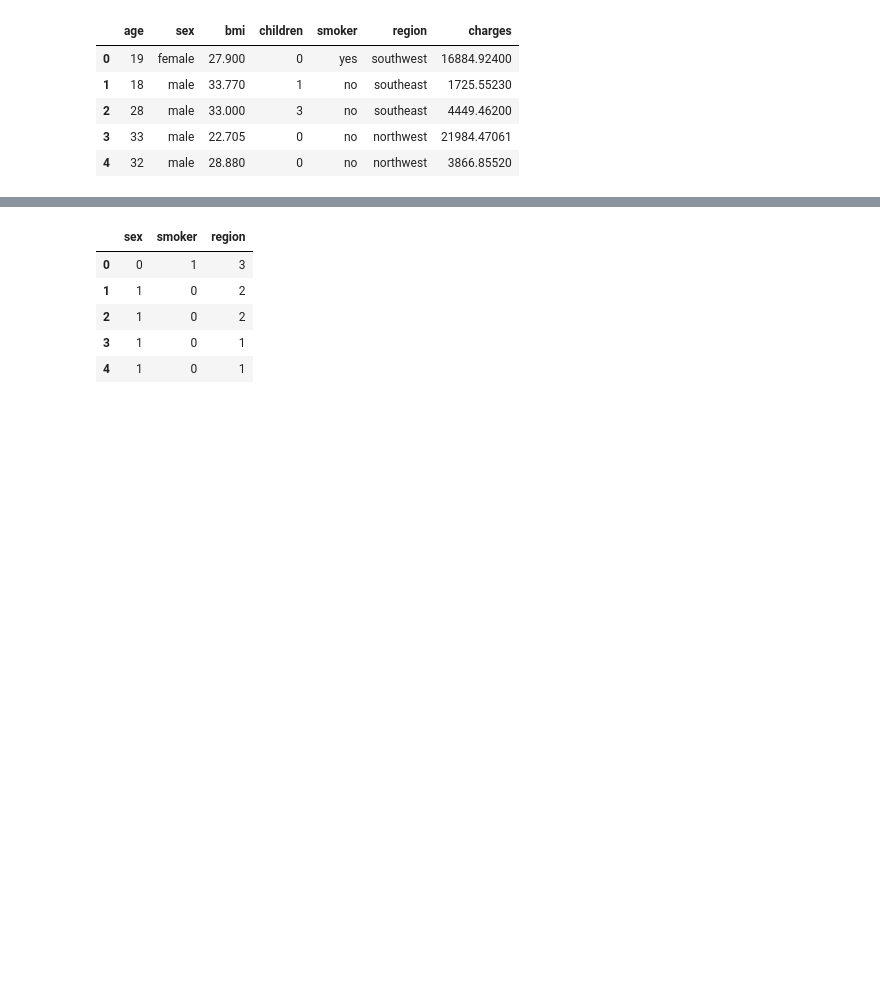
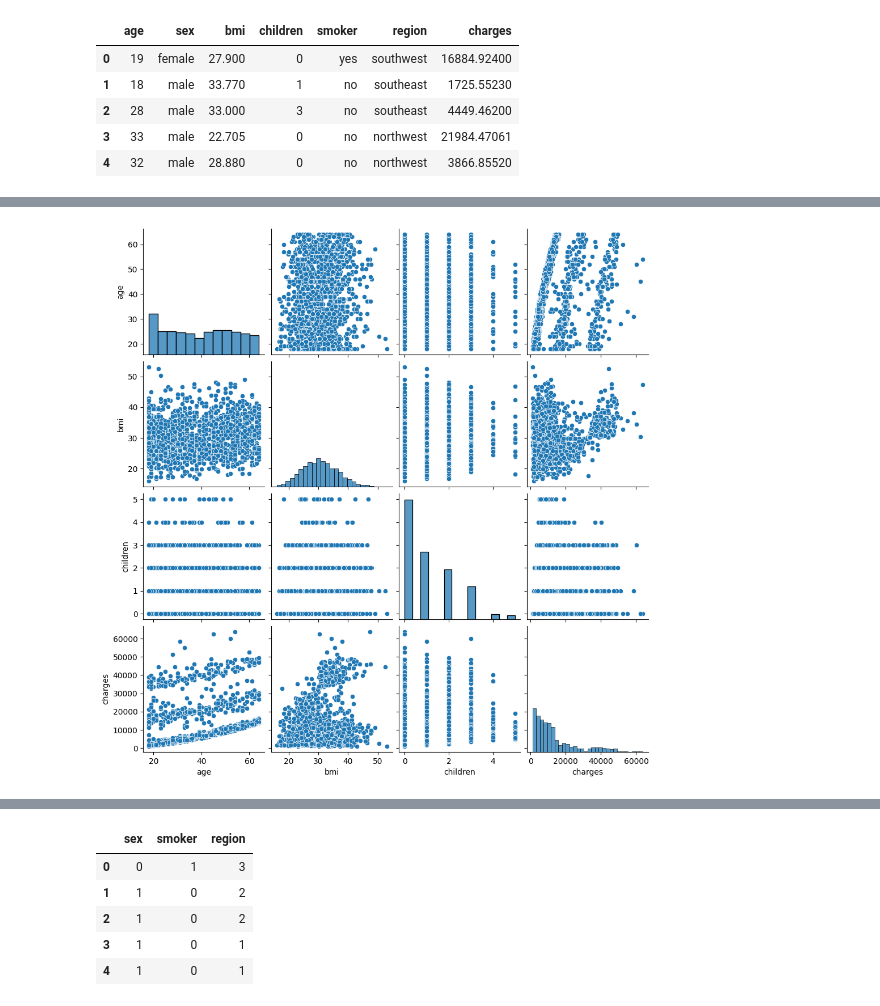
Before and after one commit to JulianSanchez1/Linear-Regression, a Jupyter notebook: src/explore.ipynb, the cells around one changed output, grey strips where cells are left out. Drawn from its saved outputs; the diff is of its cells as text; code cells hidden in the pictures; blank space fills up the shorter version.

```diff
--- a/src/explore.ipynb
+++ b/src/explore.ipynb
@@ -30,0 +76,5 @@ df.head()
+# %%
+sns.pairplot(df)
+plt.show()
+# %% [output]
+[figure, added]
```
Also changed, not shown: parts of 17 cells of this notebook.
